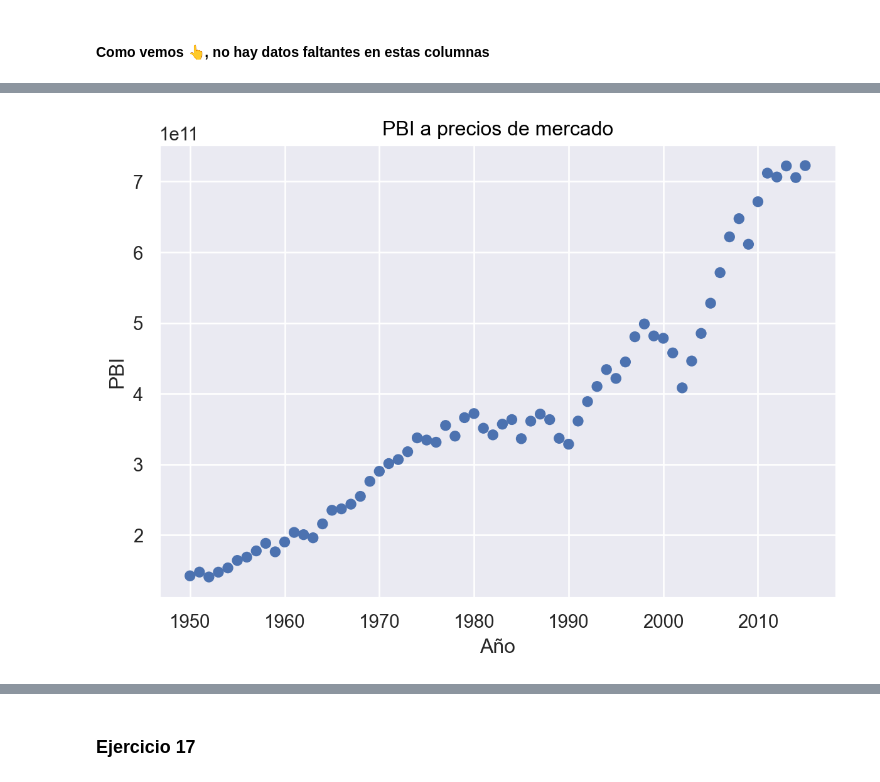
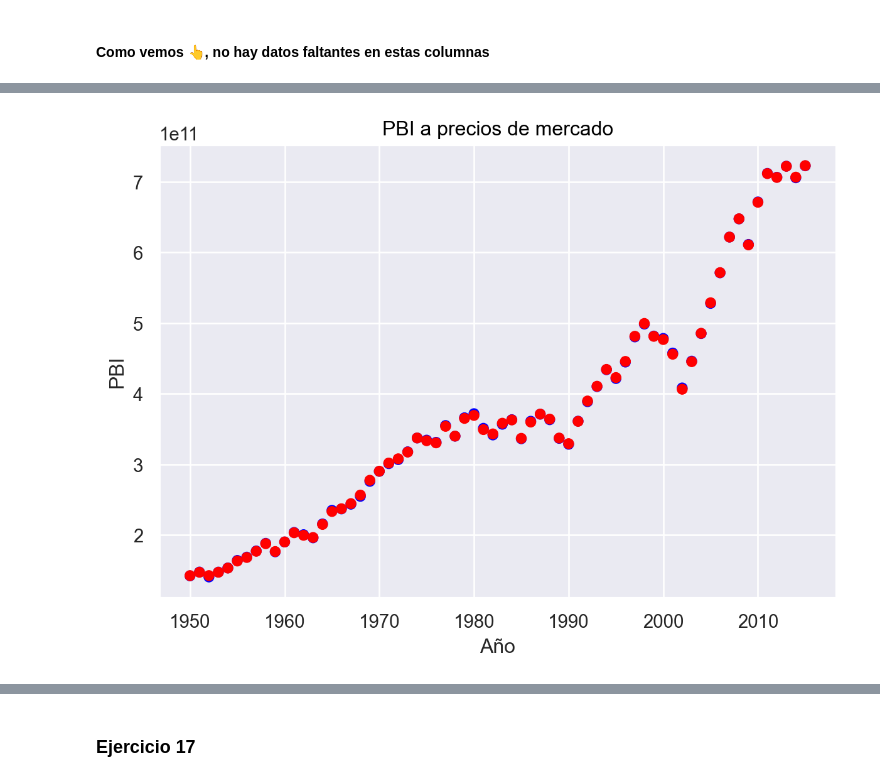
Before and after one commit to santiago-paz/ejercicios-laboratorio-datos-uba, a Jupyter notebook: Prácticas/Práctica-6/soluciones_práctica-6_notebook.ipynb, the cells around one changed output, grey strips where cells are left out. Saved outputs shown, nothing was run; the diff lists cells and outputs as text; code cells hidden in the pictures.

```diff
--- a/Prácticas/Práctica-6/soluciones_práctica-6_notebook.ipynb
+++ b/Prácticas/Práctica-6/soluciones_práctica-6_notebook.ipynb
@@ -595,20 +603,24 @@ array([1.42404728e+11, 1.47154838e+11, 1.42460680e+11, 1.47218554e+11,
        7.06569537e+11, 7.22899011e+11])
 # %%
 # Ejercicio 16 (d)
+
+df_y_y_pred = pd.concat([y, pd.Series(y_pred).set_axis(y.index)], axis=1)
+df_y_y_pred
 
 # Graficamos los valores reales de PBI_a_precios_de_mercado.oferta contra los valores predichos
 
 (
-    so.Plot(data = macroFull, x = macroFull.index, y = y)
-    .add(so.Dot())
+    so.Plot(x = df_y_y_pred.index, y = df_y_y_pred["PBI_a_precios_de_mercado.oferta"])
+    .add(so.Dot(color="blue"))
+    .add(so.Dot(color="red"), y = df_y_y_pred[0])
     .label(
         x="Año",
         y="PBI",
         title="PBI a precios de mercado",
     )
 
 )
 
 # PREGUNTAR: Como graficar los valores predichos?
 # %% [output]
-[figure, old version]
+[figure, new version]
```
Also changed, not shown: parts of 4 cells of this notebook, 4 other files.
